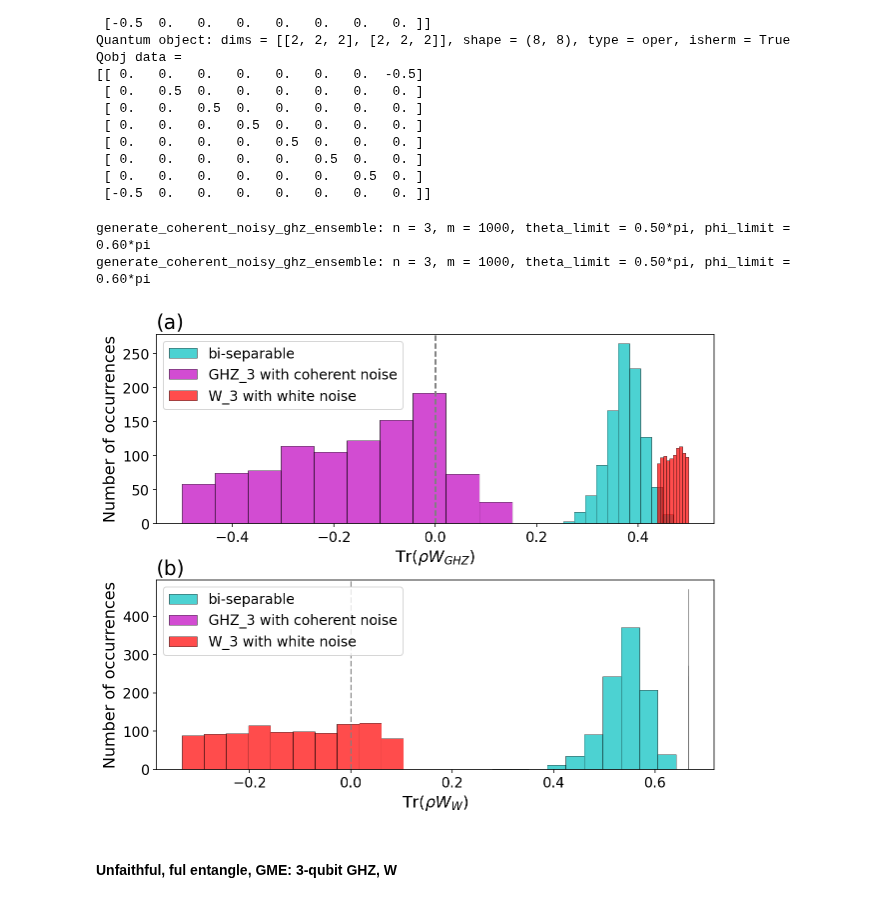
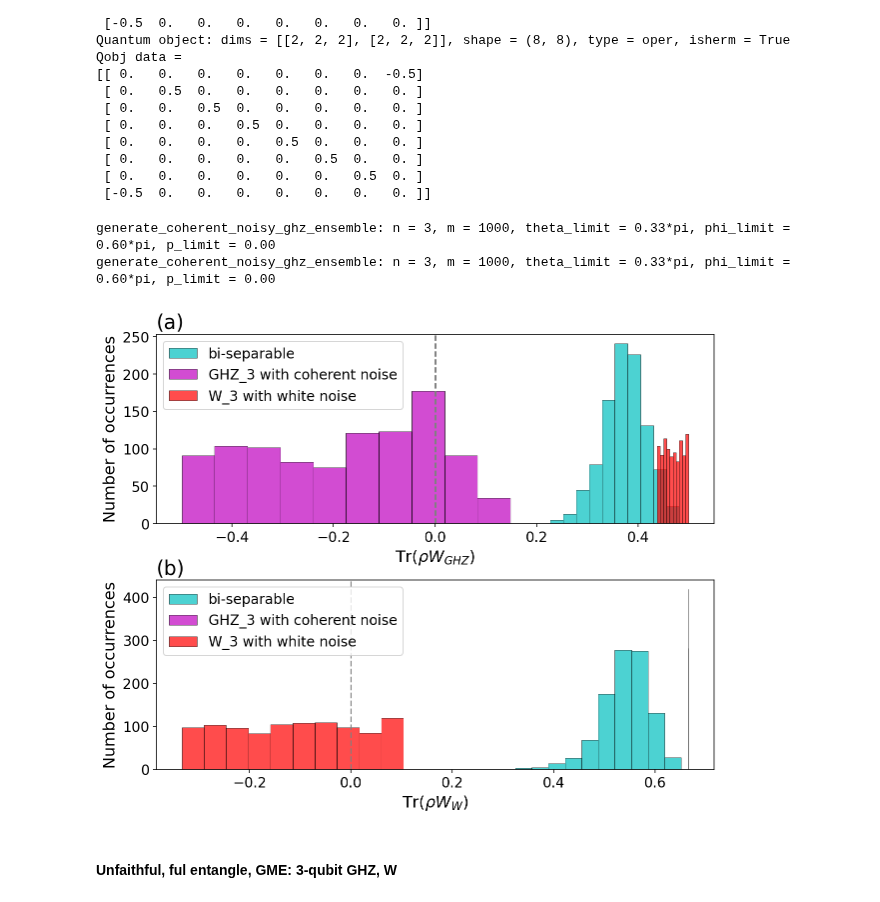
Before and after one commit to Jue-Xu/Entanglement-Witness, a Jupyter notebook: Code/entangle_detection.ipynb, the cells around one changed output. Cells and saved outputs as stored; diff of their text form; code cells hidden in the pictures.

```diff
--- a/Code/entangle_detection.ipynb
+++ b/Code/entangle_detection.ipynb
@@ -345,6 +351,8 @@ witness_w_3_project = 2/3 * qeye([2, 2, 2]) - ket2dm(w_state(N=3))
 # ax0 = plt.subplot(1,2,1)
 # ax1 = plt.subplot(1,2,2)
 noise_list = [1/2]
+theta_limit = 1/3
+phi_limit = 0.6
 # noise_list = [1/3, 1/2]
 witness_list = [witness_ghz_3, witness_w_3_project]
 x_labels = [r'Tr$(\rho W_{GHZ})$', r'Tr$(\rho W_W)$']
@@ -359,43 +367,43 @@ for i, noise_limit in enumerate(noise_list):
     for j, witness in enumerate(witness_list):
         ## generate training data
         # GHZ and W state samples with white noise
-        ghz_3_density = generate_coherent_noisy_ghz_ensemble(n=3, m=size_train, theta_limit=1/2, phi_limit=0.6)
+        ghz_3_density = generate_coherent_noisy_ghz_ensemble(n=3, m=size_train, theta_limit=theta_limit, phi_limit=phi_limit)
         # ghz_3_density = generate_noisy_ghz_ensemble(n=3,m=size_train,noise_limit=noise_limit)
         w_3_density = generate_noisy_w_ensemble(n=3,m=size_train,noise_limit=noise_limit)
 
         # test GHZ3/W3 projection witness
         three_qubit_legends = ['bi-separable','GHZ_3 with coherent noise','W_3 with white noise']
         # three_qubit_legends = ['fully separable','bi-separable','GHZ_3 with coherent noise','W_3 with white noise']
         three_qubit_witness_expectation_list = [
             evaluate_features(witness,test_set) for test_set in
             # [expect(witness_ghz_3, state) for state in test_set] for test_set in
             [
                 # generate_rand_product_density(3, size_train, 0),
-                generate_noisy_biseparable(1, 2, size_train, 1/3),
+                generate_noisy_biseparable(1, 2, int(size_train/2), 0)+generate_noisy_biseparable(2, 1, int(size_train/2), 0),
                 ghz_3_density,
                 w_3_density
             ]
             # [generate_rand_product_state(3, size_train), ghz_3_density, w_3_density]
         ]
         if j == 0:
             title = f'GHZ witness (noise = {noise_limit:.2f})'
         else:
             title = f'W witness (noise = {noise_limit:.2f})'
         plot_expectation_hist(
             axs[j],
             # plot_expectation_hist(axs[j,i],
             three_qubit_witness_expectation_list,
             three_qubit_legends,
             # title=title,
             fontsize=16,
             xlabel=x_labels[j])
         axs[j].set_title(fig_labels[j], loc='left', fontsize=20)
 
 plt.savefig('fidelity_witness_compare_2_long.png', dpi=400, bbox_inches='tight')
 # %% [output]
-generate_coherent_noisy_ghz_ensemble: n = 3, m = 1000, theta_limit = 0.50*pi, phi_limit = 0.60*pi
-generate_coherent_noisy_ghz_ensemble: n = 3, m = 1000, theta_limit = 0.50*pi, phi_limit = 0.60*pi
+generate_coherent_noisy_ghz_ensemble: n = 3, m = 1000, theta_limit = 0.33*pi, phi_limit = 0.60*pi, p_limit = 0.00
+generate_coherent_noisy_ghz_ensemble: n = 3, m = 1000, theta_limit = 0.33*pi, phi_limit = 0.60*pi, p_limit = 0.00
-[figure, old version]
+[figure, new version]
 # %% [markdown]
 #### Unfaithful, ful entangle, GME: 3-qubit GHZ, W
 # %%
```
Also changed, not shown: parts of 3 cells of this notebook, 7 other files.
